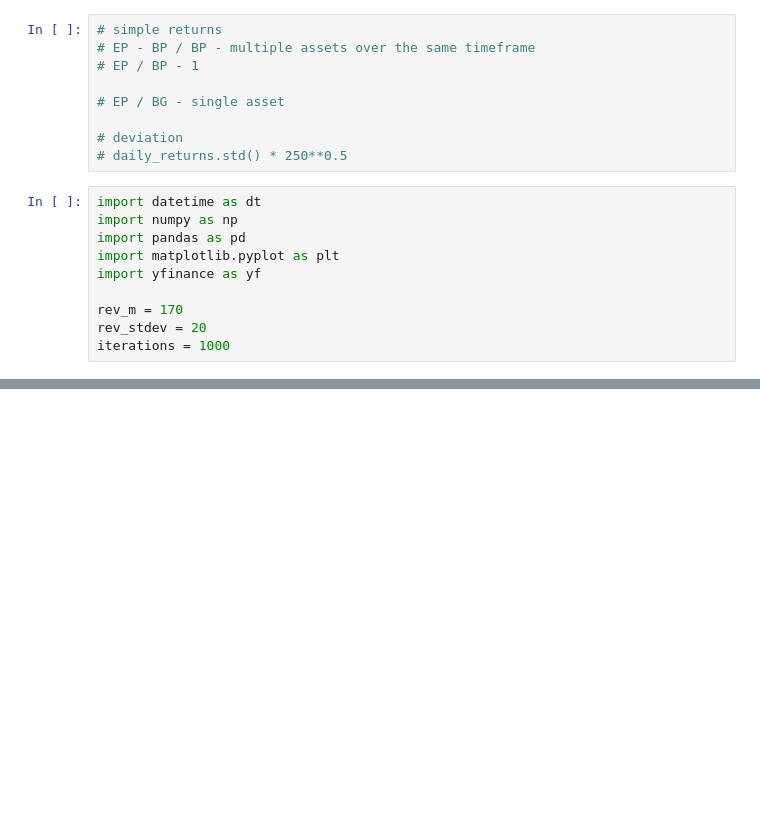
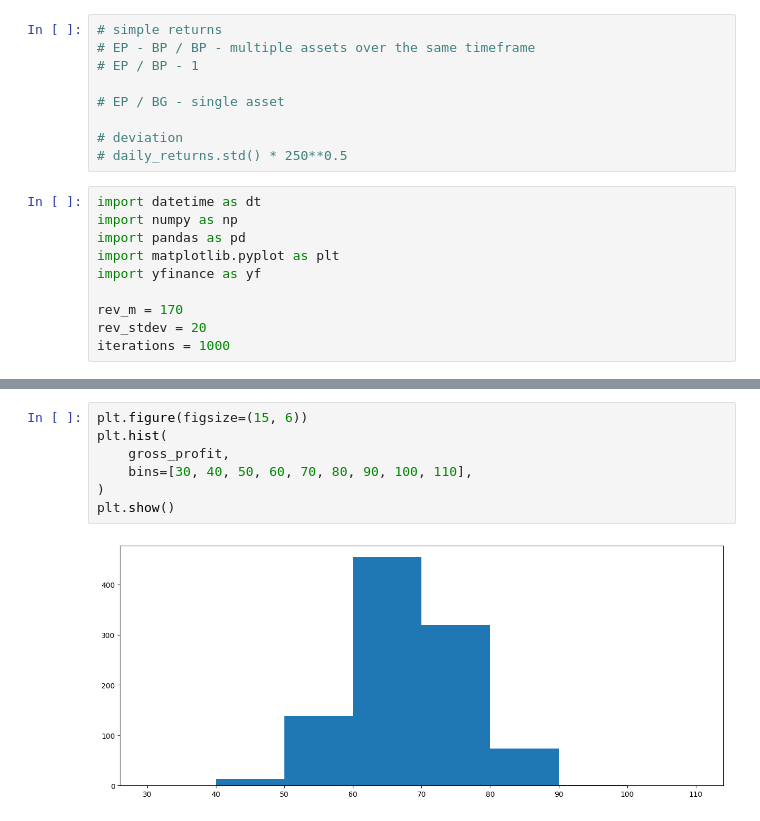
Before and after one commit to Rainspistols/Python-for-Finance, a Jupyter notebook: some.ipynb, the cells around one changed output, grey strips where cells are left out. Saved outputs shown, nothing was run; the diff lists cells and outputs as text; blank space fills up the shorter version.

```diff
--- a/some.ipynb
+++ b/some.ipynb
@@ -62,0 +88,9 @@ np.float64(12.158121378847737)
+# %%
+plt.figure(figsize=(15, 6))
+plt.hist(
+    gross_profit,
+    bins=[30, 40, 50, 60, 70, 80, 90, 100, 110],
+)
+plt.show()
+# %% [output]
+[figure, added]
```
Also changed, not shown: parts of 11 cells of this notebook.
